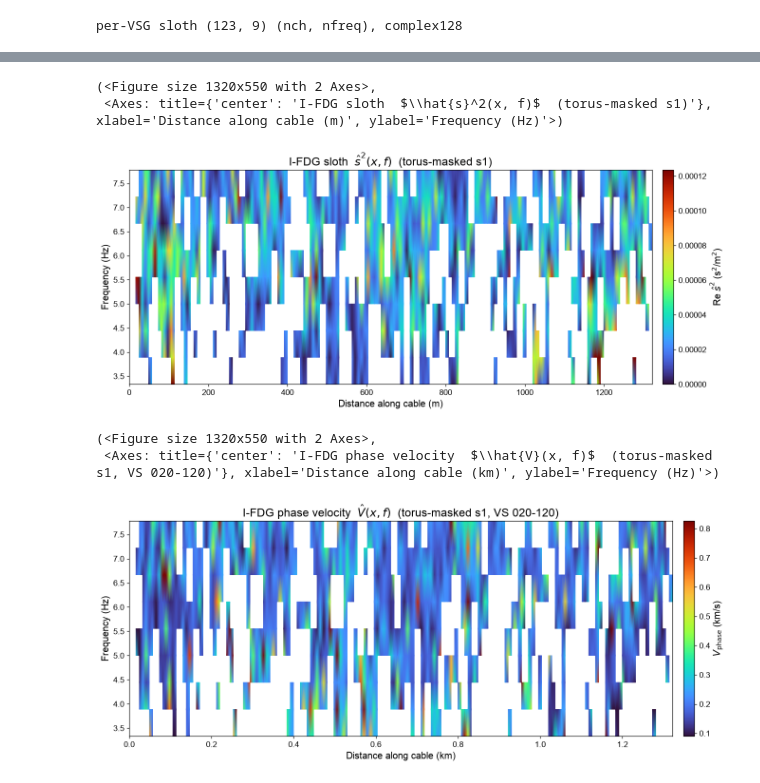
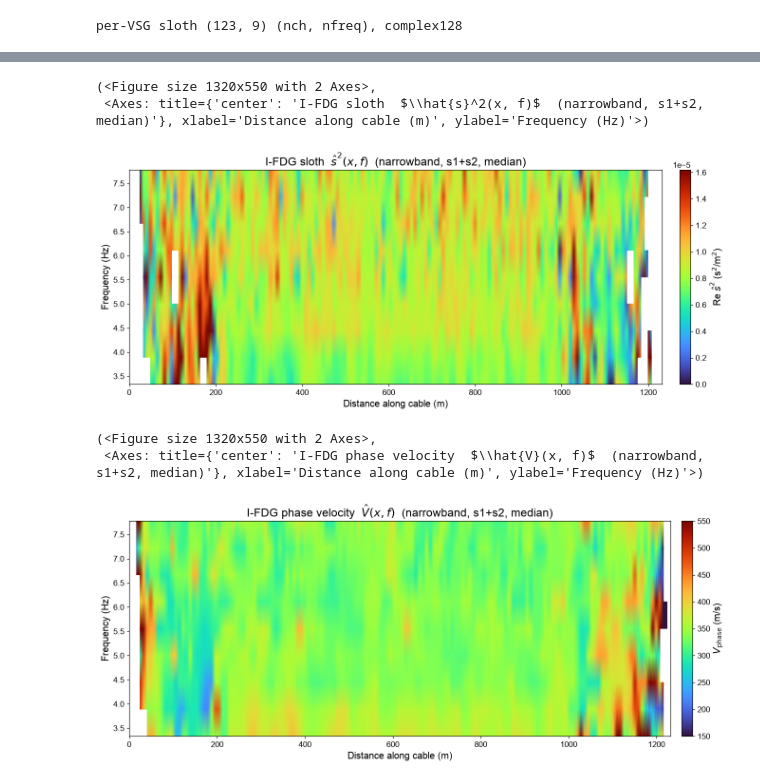
Before and after one commit to Benz-Poobua/das_grad, a Jupyter notebook: notebooks/sloth.ipynb, the cells around one changed output, grey strips where cells are left out. Cells and saved outputs as stored; diff of their text form; code cells hidden in the pictures.

```diff
--- a/notebooks/sloth.ipynb
+++ b/notebooks/sloth.ipynb
@@ -43,0 +31,26 @@ VS numbers: [20, 30, 40, 50, 60, 70, 80, 90, 100, 110, 120]
+# %%
+# Narrowband fundamental-mode VSGs produced in vsg.ipynb (f-k isolated, saved
+# to ncf_narrow). This notebook does NO preprocessing -- it loads and analyses.
+NARROW = "../data/ncf_narrow/"
+
+# Select virtual sources INDEPENDENTLY for s1 and s2. Use a (min, max) VS range
+# or an explicit list of VS numbers. s1 has the higher SNR, so you may keep a
+# wider VS range for s1 and a tighter one for s2 (or set VS_S2 = [] to drop s2).
+VS_S1 = (20, 120)
+VS_S2 = (20, 120)
+
+def _pick(files, sel):
+    keep = (lambda v: sel[0] <= v <= sel[1]) if isinstance(sel, tuple) \
+        else (lambda v: v in set(sel))
+    return [f for f in files if keep(get_vs_number(f))]
+
+files_s1 = _pick(sorted(glob.glob(NARROW + "20211012_cc_*_45d_v1_s1_fk_*.npz"),
+                        key=get_vs_number), VS_S1)
+files_s2 = _pick(sorted(glob.glob(NARROW + "20211012_cc_*_45d_v1_s2_fk_*.npz"),
+                        key=get_vs_number), VS_S2)
+files = files_s1 + files_s2
+
+print(f"s1: {len(files_s1):2d} VSGs  VS {[get_vs_number(f) for f in files_s1]}")
+print(f"s2: {len(files_s2):2d} VSGs  VS {[get_vs_number(f) for f in files_s2]}")
+print(f"total gathers feeding the stack: {len(files)}")
+assert files, "No narrowband VSGs found -- run the narrowband section in vsg.ipynb first."
@@ -44,8 +61,8 @@ VS numbers: [20, 30, 40, 50, 60, 70, 80, 90, 100, 110, 120]
 # %%
 # Load ONE central VSG to walk the pipeline step by step (full window).
-ncf0_path = files_s1_v1[len(files_s1_v1) // 2]
+ncf0_path = files_s1[len(files_s1) // 2]
 arc0   = np.load(ncf0_path)
-data0  = arc0["data"]                  # (nch, nlag) torus-masked gather
+data0  = arc0["data"]                  # (nch, nlag) narrowband (f-k isolated) gather
 lag    = arc0["lag"]                   # (nlag,) one-sided causal lag (s)
 offset = arc0["offset"]                # (nch,) signed offset; 0 at the VS
 fs = 1.0 / (lag[1] - lag[0])            # Hz
@@ -168,21 +204,22 @@ stacked sloth (163, 9) (nx, nfreq) | k_cutoff=None | aperture<=350 m
 # %%
 # Sloth panel: distance x frequency, colour = Re(sloth)  (low f at bottom)
 plot_sloth_section(positions, freqs_stack, s2, invert_freq=False,
-                   title=r"I-FDG sloth  $\hat{s}^2(x, f)$  (torus-masked s1)")
+                   title=r"I-FDG sloth  $\hat{s}^2(x, f)$  (narrowband, s1+s2, median)")
 # %% [output]
 (<Figure size 1320x550 with 2 Axes>,
- <Axes: title={'center': 'I-FDG sloth  $\\hat{s}^2(x, f)$  (torus-masked s1)'}, xlabel='Distance along cable (m)', ylabel='Frequency (Hz)'>)
+ <Axes: title={'center': 'I-FDG sloth  $\\hat{s}^2(x, f)$  (narrowband, s1+s2, median)'}, xlabel='Distance along cable (m)', ylabel='Frequency (Hz)'>)
-[figure, old version]
+[figure, new version]
 # %%
-# Same panel as PHASE VELOCITY (km/s): show_velo converts 1/sqrt(Re sloth).
-# White = NaN where Re(sloth) <= 0 (non-physical) -> velocity undefined there.
+# Same panel as PHASE VELOCITY (m/s): show_velo converts 1/sqrt(Re sloth).
+# lateral_median smooths across channels (display only); white = NaN where
+# Re(sloth) <= 0 (non-physical) or rejected by the quality mask.
 plot_sloth_section(
     positions, freqs_stack, s2,
-    show_velo=True, unit="km",
-    invert_freq=False,
-    title=r"I-FDG phase velocity  $\hat{V}(x, f)$  (torus-masked s1, VS 020-120)",
+    show_velo=True, unit="m", lateral_median=3,
+    vmin=150, vmax=550, invert_freq=False,
+    title=r"I-FDG phase velocity  $\hat{V}(x, f)$  (narrowband, s1+s2, median)",
 )
 # %% [output]
 (<Figure size 1320x550 with 2 Axes>,
- <Axes: title={'center': 'I-FDG phase velocity  $\\hat{V}(x, f)$  (torus-masked s1, VS 020-120)'}, xlabel='Distance along cable (km)', ylabel='Frequency (Hz)'>)
+ <Axes: title={'center': 'I-FDG phase velocity  $\\hat{V}(x, f)$  (narrowband, s1+s2, median)'}, xlabel='Distance along cable (m)', ylabel='Frequency (Hz)'>)
-[figure, old version]
+[figure, new version]
```
Also changed, not shown: parts of 21 cells of this notebook, 4 other files.
